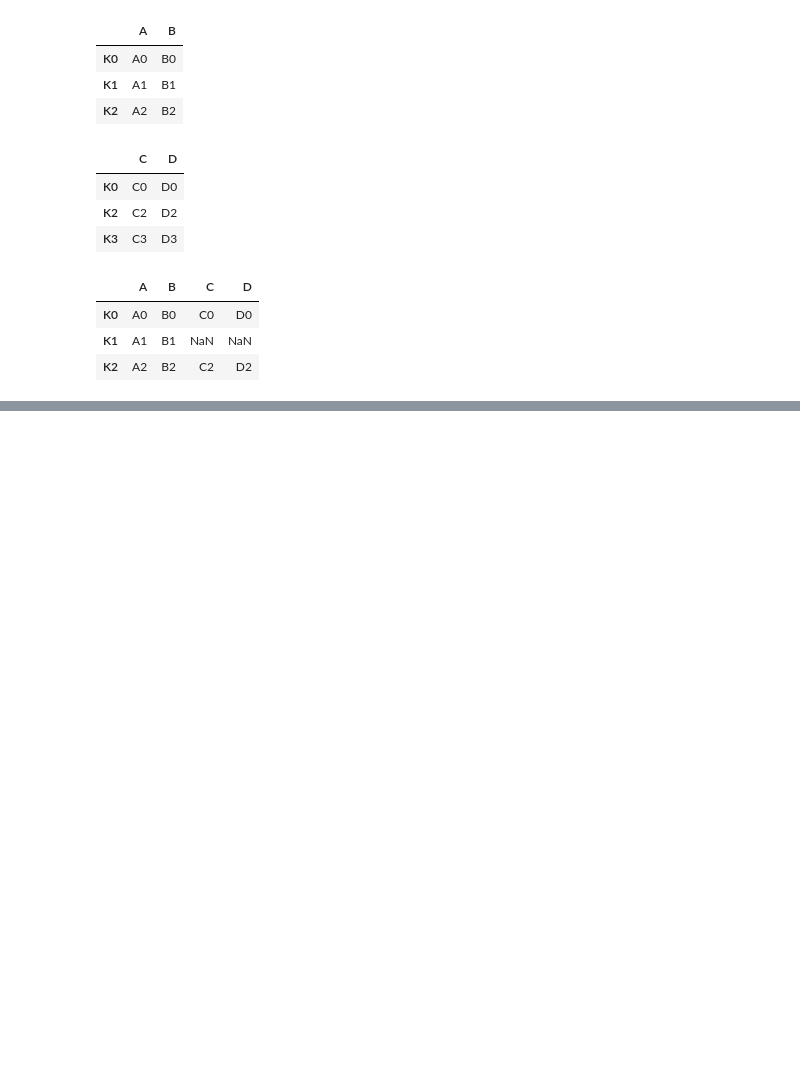
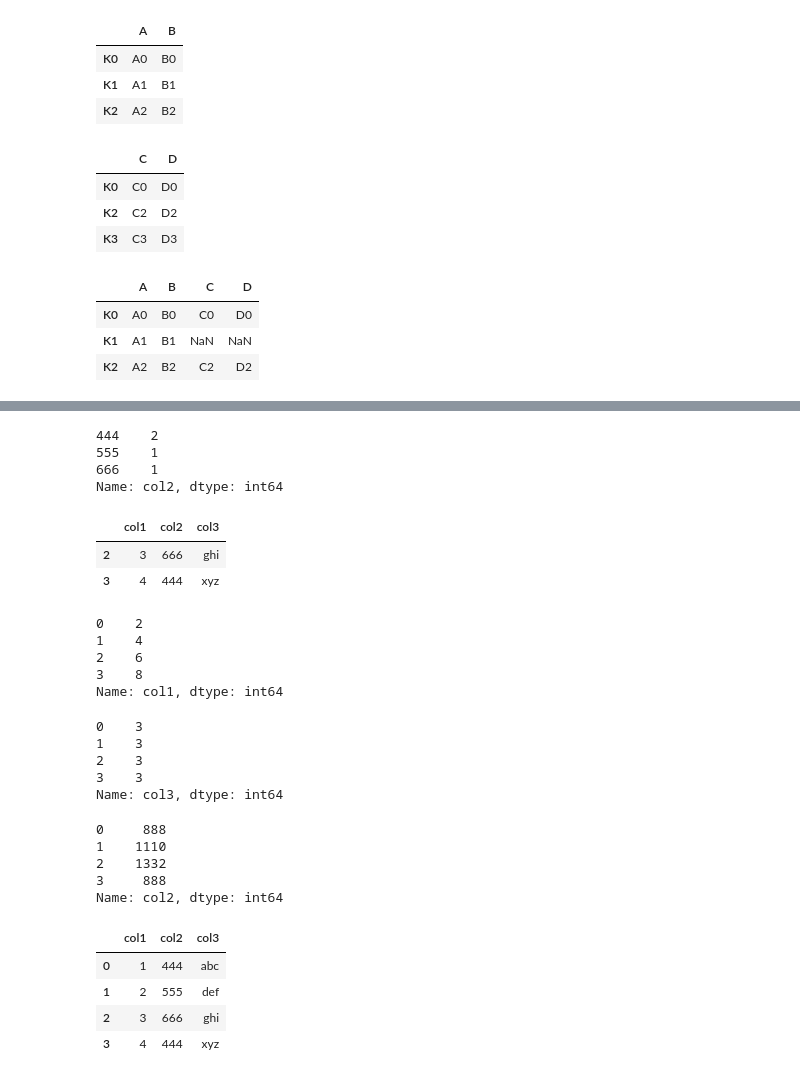
Before and after one commit to maciejsss/python_for_data_course, a Jupyter notebook: 4_pandas.ipynb, the cells around one changed output, grey strips where cells are left out. Cells and saved outputs as stored; diff of their text form; code cells hidden in the pictures; blank space fills up the shorter version.

```diff
--- a/4_pandas.ipynb
+++ b/4_pandas.ipynb
@@ -689,0 +711,13 @@ left.join(right)
+# %%
+df['col2'].value_counts()
+# %% [output]
+444    2
+555    1
+666    1
+Name: col2, dtype: int64
+# %%
+df[(df['col1'] > 2) | (df['col1'] == 444)]
+# %% [output]
+|  | col1 | col2 | col3 |
+| 2 | 3 | 666 | ghi |
+| 3 | 4 | 444 | xyz |
@@ -689,0 +727,32 @@ left.join(right)
+# %%
+df['col1'].apply(times2)
+# %% [output]
+0    2
+1    4
+2    6
+3    8
+Name: col1, dtype: int64
+# %%
+df['col3'].apply(len)
+# %% [output]
+0    3
+1    3
+2    3
+3    3
+Name: col3, dtype: int64
+# %%
+df['col2'].apply(lambda x: x * 2)
+# %% [output]
+0     888
+1    1110
+2    1332
+3     888
+Name: col2, dtype: int64
+# %%
+df
+# %% [output]
+|  | col1 | col2 | col3 |
+| 0 | 1 | 444 | abc |
+| 1 | 2 | 555 | def |
+| 2 | 3 | 666 | ghi |
+| 3 | 4 | 444 | xyz |
```
Also changed, not shown: parts of 14 cells of this notebook.
